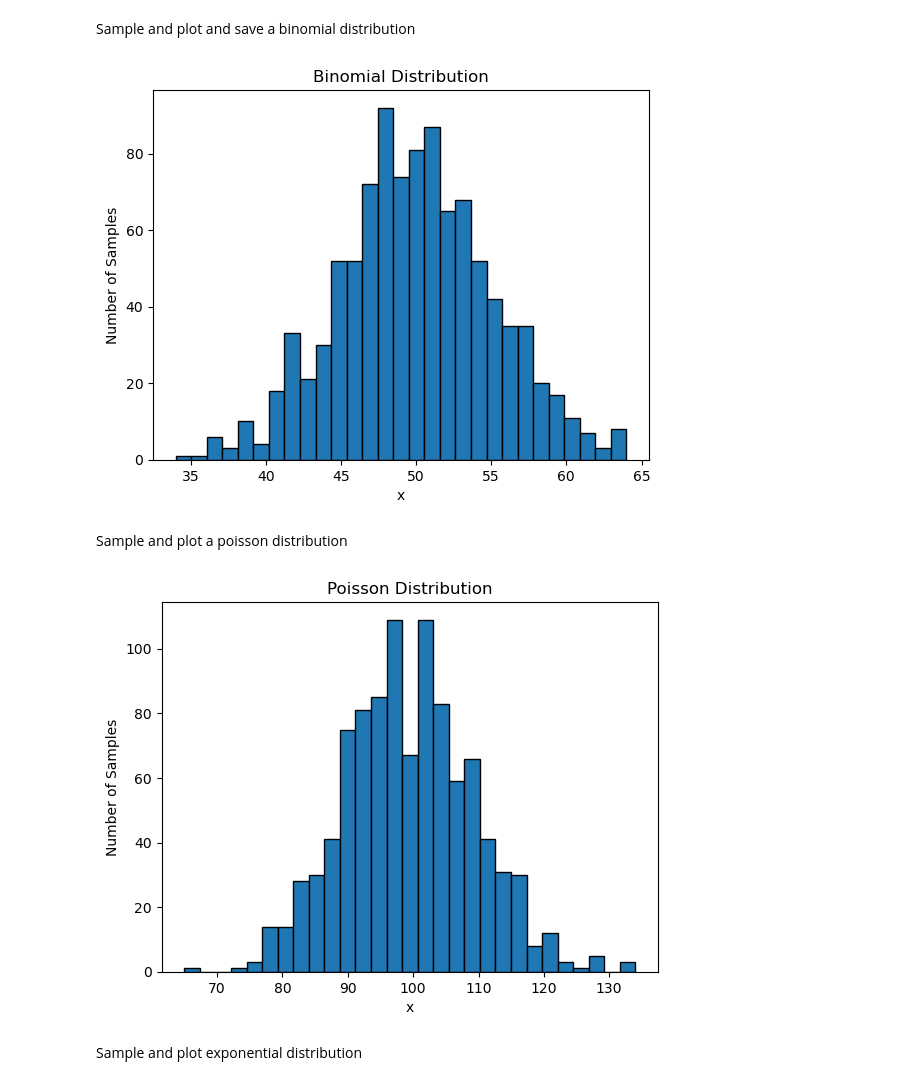
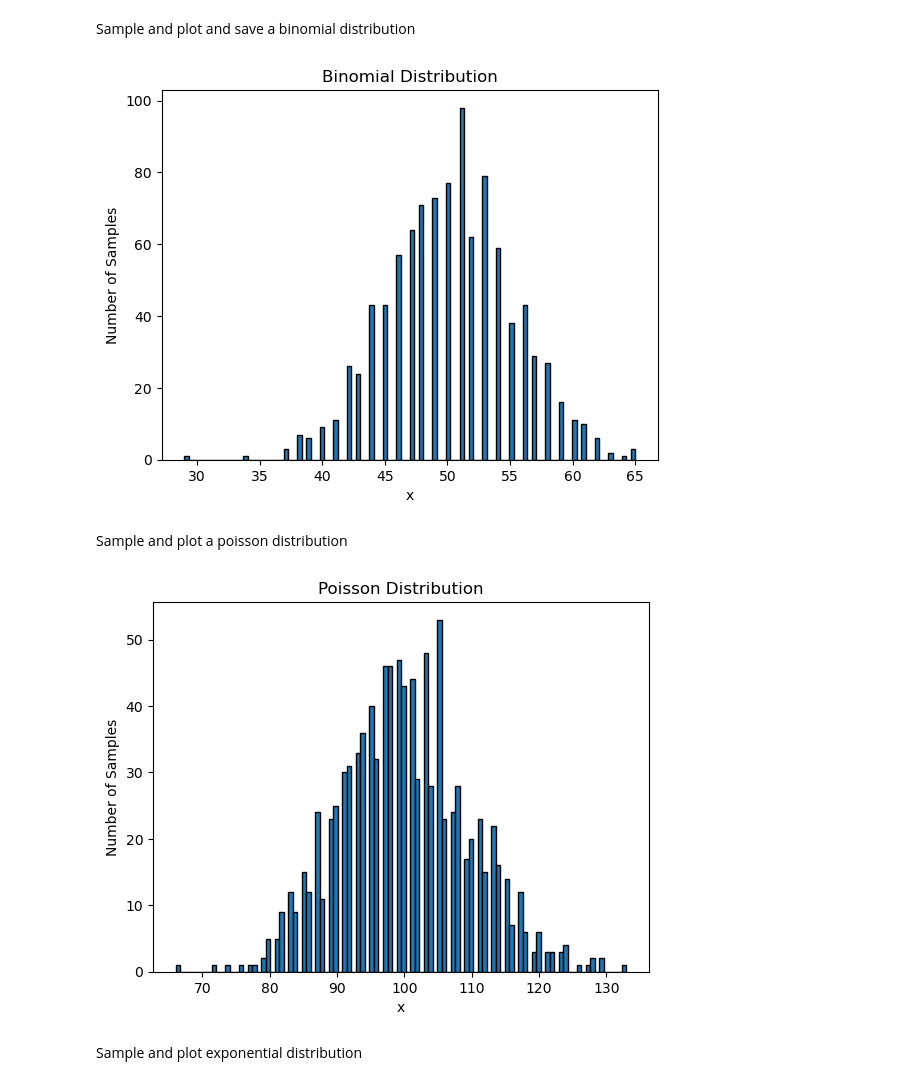
Before and after one commit to djlouie/astr19-spring25, a Jupyter notebook: cj2-prompt10.ipynb, the cells around one changed output. Drawn from its saved outputs; the diff is of its cells as text; code cells hidden in the pictures.

```diff
--- a/cj2-prompt10.ipynb
+++ b/cj2-prompt10.ipynb
@@ -15,23 +15,23 @@ x = np.random.binomial(n, p, size=num_samples)
 # %%
 hist_min = np.floor(min(x))
 hist_max = np.ceil(max(x))
-num_bin_boundaries = 30
+num_bin_boundaries = 101
 
 # define bin boundaries
 bin_boundaries = np.linspace(hist_min, hist_max, num_bin_boundaries)
 
 # plot histogram
 plt.hist(x, bins=bin_boundaries, edgecolor="black")
 plt.title("Binomial Distribution")
 plt.xlabel("x")
 plt.ylabel("Number of Samples")
 
 # savefig
 plt.savefig("cj2-prompt10.pdf", bbox_inches="tight")
 
 plt.show()
 # %% [output]
-[figure, old version]
+[figure, new version]
 # %% [markdown]
 Sample and plot a poisson distribution
 # %%
@@ -41,7 +41,7 @@ x = np.random.poisson(lam=lam, size=num_samples)
 
 hist_min = np.floor(min(x))
 hist_max = np.ceil(max(x))
-num_bin_boundaries = 30
+num_bin_boundaries = 101
 
 # define bin boundaries
 bin_boundaries = np.linspace(hist_min, hist_max, num_bin_boundaries)
@@ -53,7 +53,7 @@ plt.xlabel("x")
 plt.ylabel("Number of Samples")
 plt.show()
 # %% [output]
-[figure, old version]
+[figure, new version]
 # %% [markdown]
 Sample and plot exponential distribution
 # %%
```
Also changed, not shown: parts of 1 cell of this notebook, 1 other file.
